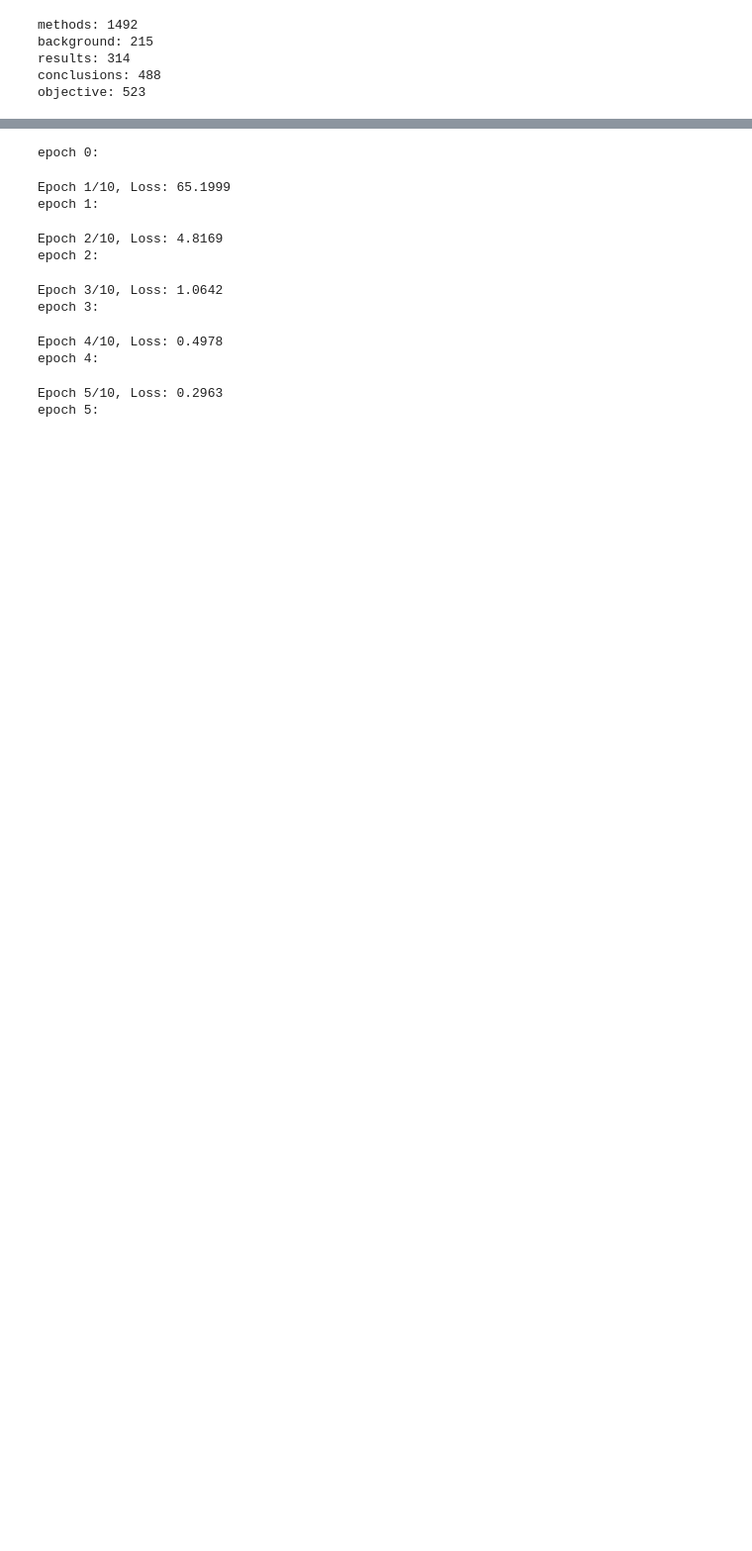
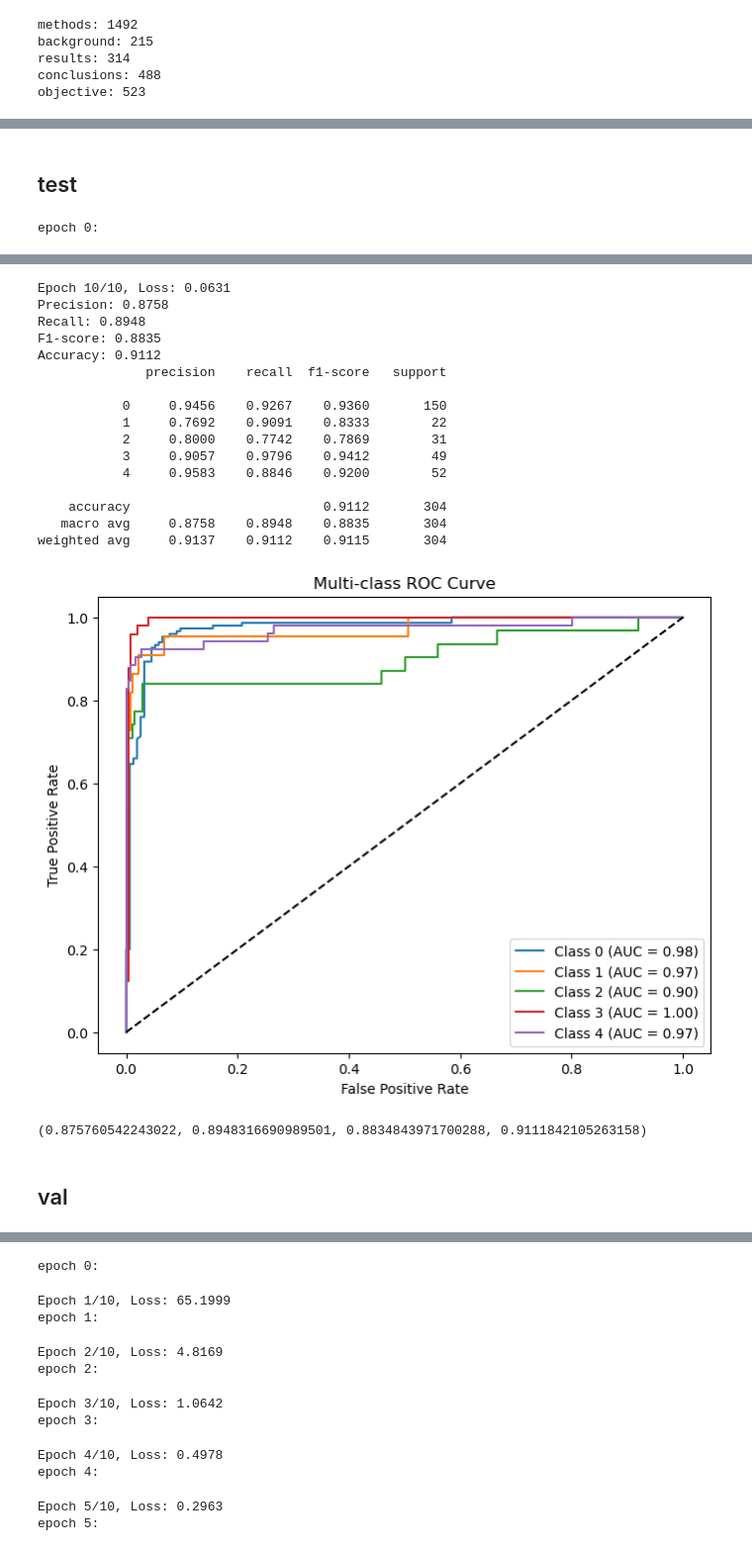
Before and after one commit to sylvey/section_normalization, a Jupyter notebook: SuperviseLearning.ipynb, the cells around one changed output, grey strips where cells are left out. Shown at 99% size. Cells and saved outputs as stored; diff of their text form; code cells hidden in the pictures; blank space fills up the shorter version.

```diff
--- a/SuperviseLearning.ipynb
+++ b/SuperviseLearning.ipynb
@@ -48,7 +50,7 @@ from torch.utils.data import Dataset, DataLoader
 
 import numpy as np
 
-threshold = 0.5
+
 
 # 1. 定義 PyTorch Dataset，先 shuffle 再存入
 class EmbeddingDataset(Dataset):
@@ -112,8 +114,9 @@ import numpy as np
 import matplotlib.pyplot as plt
 from sklearn.metrics import precision_score, recall_score, f1_score, roc_curve, auc
 from sklearn.preprocessing import label_binarize
+from sklearn.metrics import classification_report
 
-def evaluate_model(test_loader, model, num_classes):
+def evaluate_model(test_loader, model, num_classes, threshold=0.5, average='weighted'):
     model.eval()
     all_labels = []
     all_predictions = []
@@ -138,14 +141,15 @@ def evaluate_model(test_loader, model, num_classes):
 
     # **計算 Accuracy, Precision, Recall, F1-score**
     accuracy = np.mean(all_predictions == all_labels)
-    precision = precision_score(all_labels, all_predictions, average="weighted")
-    recall = recall_score(all_labels, all_predictions, average="weighted")
-    f1 = f1_score(all_labels, all_predictions, average="weighted")
+    precision = precision_score(all_labels, all_predictions, average=average)
+    recall = recall_score(all_labels, all_predictions, average=average)
+    f1 = f1_score(all_labels, all_predictions, average=average)
 
-    print(f"Accuracy: {accuracy:.4f}")
     print(f"Precision: {precision:.4f}")
     print(f"Recall: {recall:.4f}")
     print(f"F1-score: {f1:.4f}")
+    print(f"Accuracy: {accuracy:.4f}")
+    print(classification_report(all_labels, all_predictions, digits=4))
 
     # **計算 ROC 曲線**
     all_labels_bin = label_binarize(all_labels, classes=np.arange(num_classes))
@@ -165,4 +169,4 @@ def evaluate_model(test_loader, model, num_classes):
     plt.legend()
     plt.show()
 
-    return accuracy, precision, recall, f1
+    return  precision, recall, f1, accuracy
@@ -223,0 +173,2 @@ F1-score: 0.9187
+# %% [markdown]
+## test
@@ -223,0 +187,27 @@ F1-score: 0.9187
+# %%
+from sklearn.model_selection import train_test_split
+
+num_samples = embeddings.shape[0]
+embedding_dim = embeddings.shape[1]
+num_classes = 5
+
+train_embeddings, test_embeddings, train_labels, test_labels = train_test_split(
+    embeddings, labels, test_size=0.1, random_state=42, shuffle=True, stratify=labels
+)
+
+# 7. 創建 PyTorch Dataset & DataLoader
+train_dataset = EmbeddingDataset(train_embeddings, train_labels)
+test_dataset = EmbeddingDataset(test_embeddings, test_labels)
+
+train_loader = DataLoader(train_dataset, batch_size=32, shuffle=True)
+test_loader = DataLoader(test_dataset, batch_size=32, shuffle=False)
+
+
+# 8. 初始化並訓練模型
+model = Classifier(embedding_dim, num_classes)
+trained_model = train_model(train_loader, model)
+
+# 9. 測試模型
+evaluate_model(test_loader, trained_model, num_classes, threshold=0.4, average='macro')
+# %% [output]
+epoch 0:
@@ -223,0 +232,18 @@ F1-score: 0.9187
+Epoch 10/10, Loss: 0.0631
+Precision: 0.8758
+Recall: 0.8948
+F1-score: 0.8835
+Accuracy: 0.9112
+              precision    recall  f1-score   support
+
+           0     0.9456    0.9267    0.9360       150
+           1     0.7692    0.9091    0.8333        22
+           2     0.8000    0.7742    0.7869        31
+           3     0.9057    0.9796    0.9412        49
+           4     0.9583    0.8846    0.9200        52
+
+    accuracy                         0.9112       304
+   macro avg     0.8758    0.8948    0.8835       304
+weighted avg     0.9137    0.9112    0.9115       304
+[figure, added]
+(0.875760542243022, 0.8948316690989501, 0.8834843971700288, 0.9111842105263158)
@@ -223,0 +252,2 @@ F1-score: 0.9187
+# %% [markdown]
+## val
```
Also changed, not shown: parts of 13 cells of this notebook, 8 other files.
